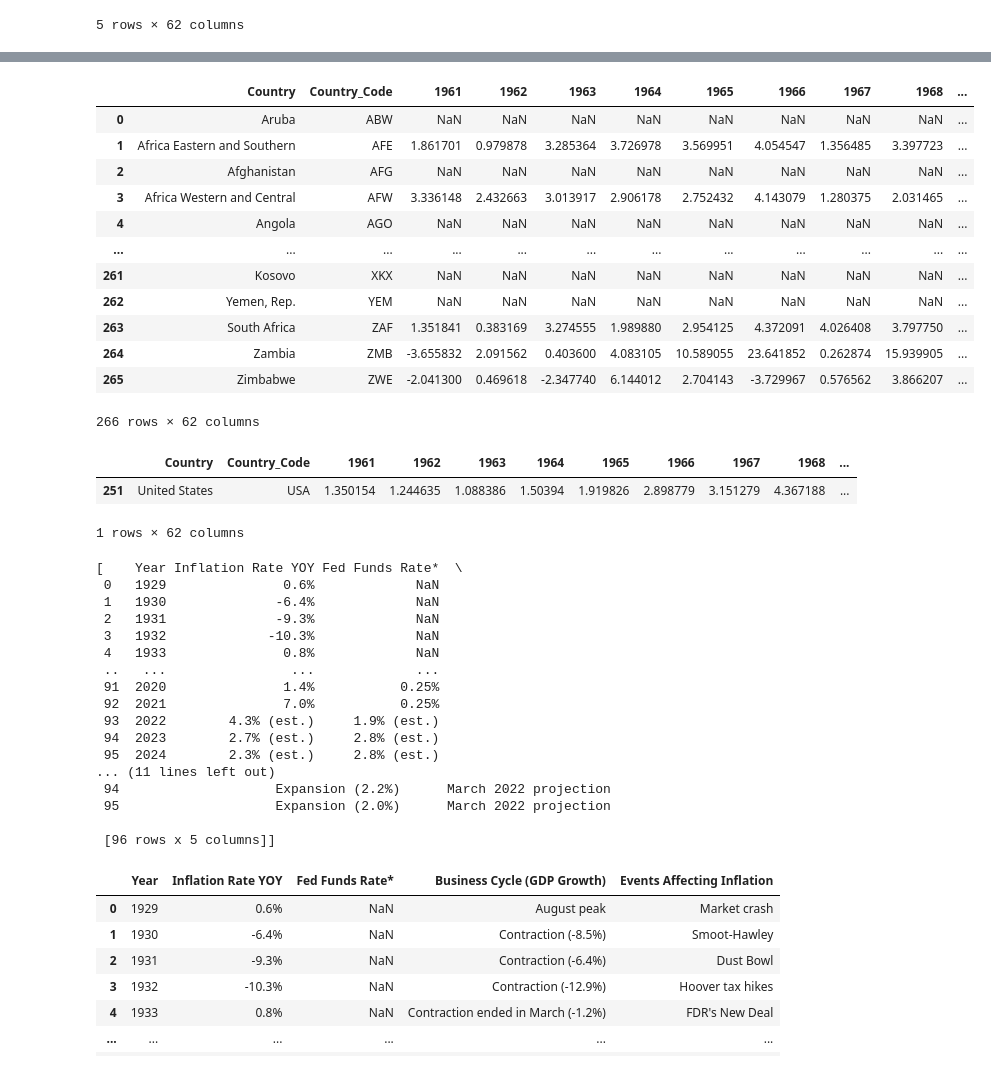
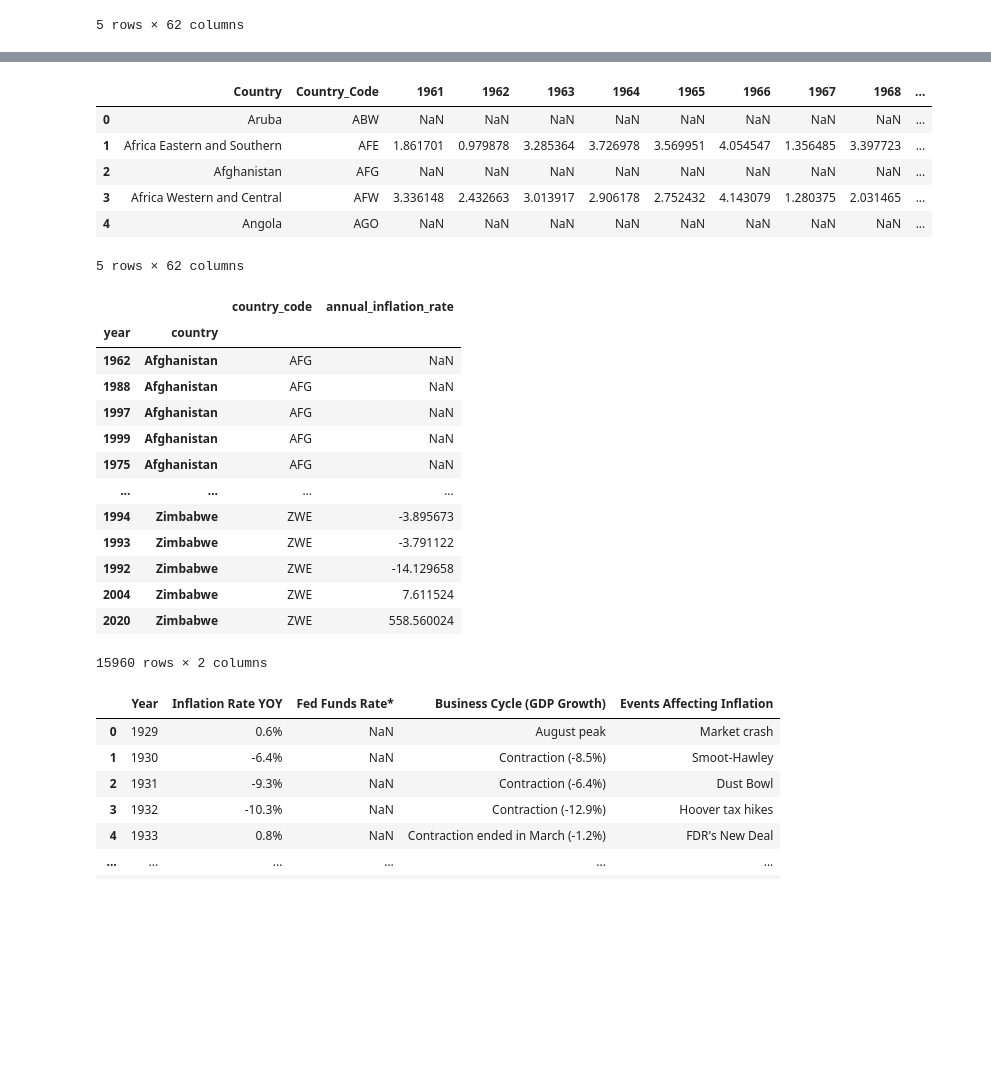
Before and after one commit to eperez3181/Project_two, a Jupyter notebook: Project_2_Pnadas_etl.ipynb, the cells around one changed output, grey strips where cells are left out. Saved outputs shown, nothing was run; the diff lists cells and outputs as text; code cells hidden in the pictures; blank space fills up the shorter version.

```diff
--- a/Project_2_Pnadas_etl.ipynb
+++ b/Project_2_Pnadas_etl.ipynb
@@ -39,25 +28,37 @@ Deflator_df.tail()
 # %%
 Deflator_df.columns = Deflator_df.columns.str.lstrip("Percent_Annual_Inflation_in_Year_")
-Deflator_df
+Deflator_df.head()
 # %% [output]
 |  | Country | Country_Code | 1961 | 1962 | 1963 | 1964 | 1965 | 1966 | 1967 | 1968 | ... |
 | 0 | Aruba | ABW | NaN | NaN | NaN | NaN | NaN | NaN | NaN | NaN | ... |
 | 1 | Africa Eastern and Southern | AFE | 1.861701 | 0.979878 | 3.285364 | 3.726978 | 3.569951 | 4.054547 | 1.356485 | 3.397723 | ... |
 | 2 | Afghanistan | AFG | NaN | NaN | NaN | NaN | NaN | NaN | NaN | NaN | ... |
 | 3 | Africa Western and Central | AFW | 3.336148 | 2.432663 | 3.013917 | 2.906178 | 2.752432 | 4.143079 | 1.280375 | 2.031465 | ... |
 | 4 | Angola | AGO | NaN | NaN | NaN | NaN | NaN | NaN | NaN | NaN | ... |
-| ... | ... | ... | ... | ... | ... | ... | ... | ... | ... | ... | ... |
-| 261 | Kosovo | XKX | NaN | NaN | NaN | NaN | NaN | NaN | NaN | NaN | ... |
-| 262 | Yemen, Rep. | YEM | NaN | NaN | NaN | NaN | NaN | NaN | NaN | NaN | ... |
-| 263 | South Africa | ZAF | 1.351841 | 0.383169 | 3.274555 | 1.989880 | 2.954125 | 4.372091 | 4.026408 | 3.797750 | ... |
-| 264 | Zambia | ZMB | -3.655832 | 2.091562 | 0.403600 | 4.083105 | 10.589055 | 23.641852 | 0.262874 | 15.939905 | ... |
-| 265 | Zimbabwe | ZWE | -2.041300 | 0.469618 | -2.347740 | 6.144012 | 2.704143 | -3.729967 | 0.576562 | 3.866207 | ... |
-266 rows × 62 columns
+5 rows × 62 columns
-# %%
-only_USA = Deflator_df.loc[Deflator_df["Country"] == "United States", :]
-only_USA
-# %% [output]
-|  | Country | Country_Code | 1961 | 1962 | 1963 | 1964 | 1965 | 1966 | 1967 | 1968 | ... |
-| 251 | United States | USA | 1.350154 | 1.244635 | 1.088386 | 1.50394 | 1.919826 | 2.898779 | 3.151279 | 4.367188 | ... |
-1 rows × 62 columns
+# %%
+cleaned_df = Deflator_df.melt(id_vars=["Country", "Country_Code"],
+        var_name="Year",
+        value_name="Inflation_Rate")
+
+#cleaned_df.fillna("", inplace=True)
+cleaned_df.columns=["country", "country_code", "year", "annual_inflation_rate"]
+cleaned_df.set_index(["year", "country"], inplace=True)
+cleaned_df = cleaned_df.sort_values("country", ascending=True)
+cleaned_df
+# %% [output]
+|  |  | country_code | annual_inflation_rate |
+| year | country |  |  |
+| 1962 | Afghanistan | AFG | NaN |
+| 1988 | Afghanistan | AFG | NaN |
+| 1997 | Afghanistan | AFG | NaN |
+| 1999 | Afghanistan | AFG | NaN |
+| 1975 | Afghanistan | AFG | NaN |
+| ... | ... | ... | ... |
+| 1994 | Zimbabwe | ZWE | -3.895673 |
+| 1993 | Zimbabwe | ZWE | -3.791122 |
+| 1992 | Zimbabwe | ZWE | -14.129658 |
+| 2004 | Zimbabwe | ZWE | 7.611524 |
+| 2020 | Zimbabwe | ZWE | 558.560024 |
+15960 rows × 2 columns
 # %%
@@ -64,23 +66,4 @@ only_USA
 url = 'https://www.thebalance.com/u-s-inflation-rate-history-by-year-and-forecast-3306093'
 # %%
 tables = pd.read_html(url)
-tables
-# %% [output]
-[    Year Inflation Rate YOY Fed Funds Rate*  \
- 0   1929               0.6%             NaN
- 1   1930              -6.4%             NaN
- 2   1931              -9.3%             NaN
- 3   1932             -10.3%             NaN
- 4   1933               0.8%             NaN
- ..   ...                ...             ...
- 91  2020               1.4%           0.25%
- 92  2021               7.0%           0.25%
- 93  2022        4.3% (est.)     1.9% (est.)
- 94  2023        2.7% (est.)     2.8% (est.)
- 95  2024        2.3% (est.)     2.8% (est.)
-... (11 lines left out)
- 94                    Expansion (2.2%)      March 2022 projection
- 95                    Expansion (2.0%)      March 2022 projection
-
- [96 rows x 5 columns]]
 # %%
```
Also changed, not shown: parts of 32 cells of this notebook.
